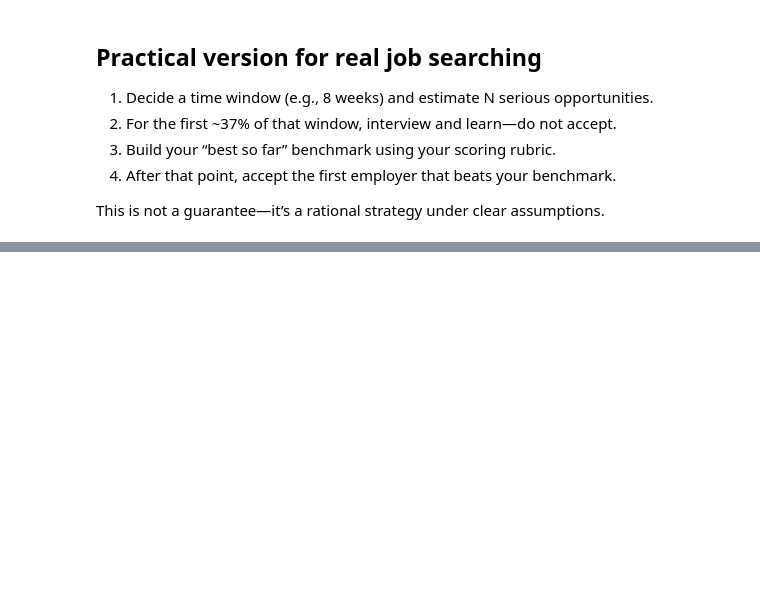
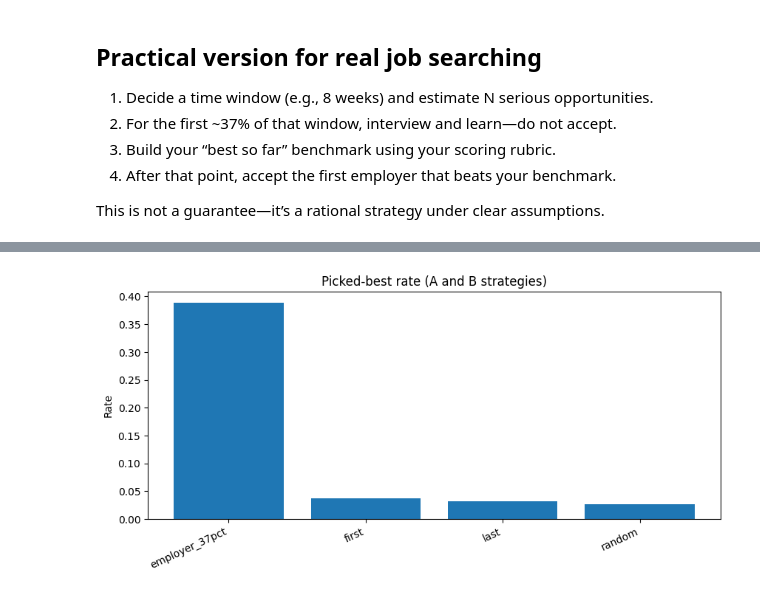
Before and after one commit to do-while-do/the-37percentage-rule, a Jupyter notebook: prime_37_job_search_37percentage_rule.ipynb, the cells around one changed output, grey strips where cells are left out. Cells and saved outputs as stored; diff of their text form; code cells hidden in the pictures; blank space fills up the shorter version.

```diff
--- a/prime_37_job_search_37percentage_rule.ipynb
+++ b/prime_37_job_search_37percentage_rule.ipynb
@@ -225,3 +268,18 @@ evaluate_once(30, seed=1)
 4) After that point, accept the first employer that beats your benchmark.
 
 This is not a guarantee—it’s a rational strategy under clear assumptions.
+# %%
+def simulate(trials=3000, N=30):
+    frames = [evaluate_once(N=N, seed=t) for t in range(trials)]
+    res = pd.concat(frames, ignore_index=True)
+
+    summary = res.groupby("strategy").agg(
+        picked_best_rate=("picked_best", "mean"),
+        avg_rank=("rank", "mean"),
+        avg_regret=("regret", "mean"),
+    ).reset_index()
+
+    return res, summary
+
+res, summary = simulate(trials=2000, N=30)
+summary.sort_values("picked_best_rate", ascending=False)
@@ -227,0 +292,9 @@ This is not a guarantee—it’s a rational strategy under clear assumptions.
+# %%
+plt.figure(figsize=(10,4))
+plt.bar(summary["strategy"], summary["picked_best_rate"])
+plt.title("Picked-best rate (A and B strategies)")
+plt.ylabel("Rate")
+plt.xticks(rotation=25, ha="right")
+plt.show()
+# %% [output]
+[figure, added]
```
Also changed, not shown: parts of 6 cells of this notebook.
